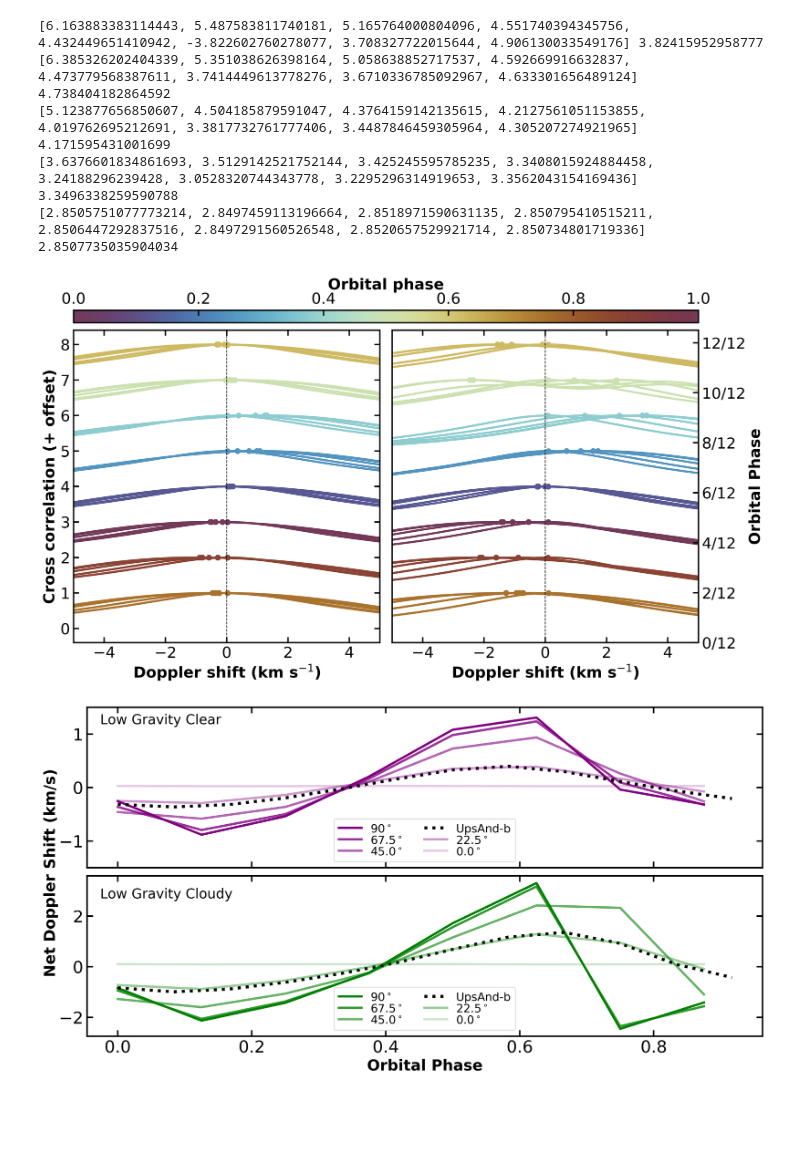
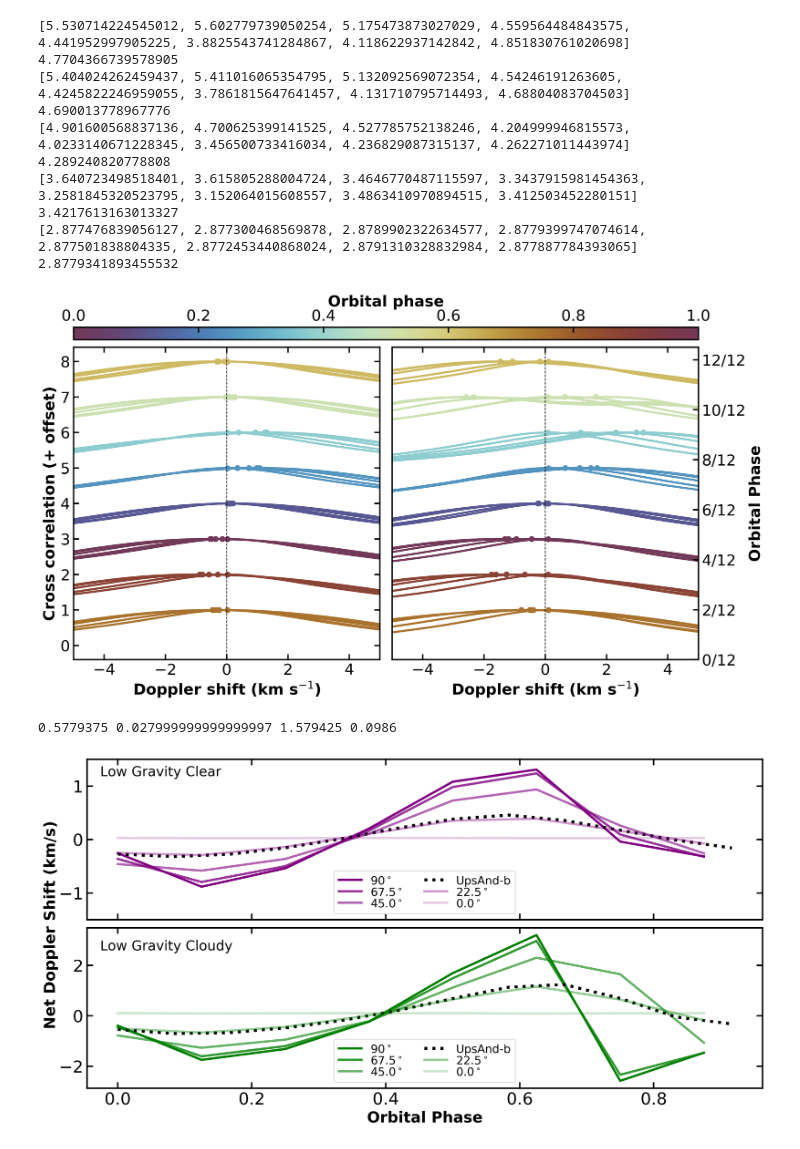
Before and after one commit to imalsky/New_Jups, a Jupyter notebook: Code/cc.ipynb, the cells around one changed output. Saved outputs shown, nothing was run; the diff lists cells and outputs as text; code cells hidden in the pictures; blank space fills up the shorter version.

```diff
--- a/Code/cc.ipynb
+++ b/Code/cc.ipynb
@@ -18,7 +18,7 @@ import matplotlib as mpl
 from scipy.optimize import curve_fit
 
 
-plt.style.use('/home/imalsky/Desktop/isaac-style.txt')
+plt.style.use('/home/imalsky/isaac-style.txt')
 # %%
 from __future__ import print_function
 import numpy as np
@@ -67,11 +67,11 @@ plt.subplots_adjust(wspace=0.04, hspace=0)
 font = {'size' : 16, 'family' : 'sans-serif'}
 plt.rc('font', **font)
 
-#'UPS-LOW-G-CLOUDY-250'
 
 base = '/home/imalsky/Desktop/spectra/'
 
-#inclinations = ['1.152']
+#inclinations1 = ['1.152']
+#inclinations2 = ['1.152']
 
 
 inclinations1 = ['0.0', '0.39269908', '0.78539816','1.17809725','1.57079633']
@@ -142,6 +142,12 @@ for j in range(len(inclinations1)):
         axes[0].plot(rv_fit[max_gauss], cc_fit[max_gauss] + i, '.', ms=15, color=my_colors(color_val))
         clear_list.append(rv_fit[max_gauss])
 
+        #val1, val2, sigma = popt
+        #sigmas.append(sigma)
+
+
+
+
 
         # Do the cloudy one!
         file1 = base + 'Spec_0_{}_phase_{}_inc_{}000.00.dat'.format('UPS-LOW-G-CLOUDY-250', phase, inc2)
@@ -183,10 +189,11 @@ for j in range(len(inclinations1)):
 
     clear_rounded = [ round(elem, 4) for elem in clear_list ]
     cloudy_rounded = [ round(elem, 4) for elem in cloudy_list ]
-    print (sigmas, np.mean(sigmas))
+    print (sigmas)
+    print (np.mean(sigmas))
 
+    #print (clear_rounded)
     #print (cloudy_rounded)
-    #print (cloudy_list)
 
 cloudy_ax = axes[1].twinx()
 x_ticks_labels = ['0/12', '2/12', '4/12', '6/12', '8/12', '10/12', '12/12']
@@ -216,15 +223,20 @@ cbar = fig.colorbar(sm, ax=axes.ravel().tolist(), location='top', aspect=50, pad
 cbar.set_label('Orbital phase', fontsize=22, weight='bold')
 #plt.savefig('/home/imalsky/Desktop/ccs.png', bbox_inches='tight', dpi=200)
 # %% [output]
-[6.163883383114443, 5.487583811740181, 5.165764000804096, 4.551740394345756, 4.432449651410942, -3.822602760278077, 3.708327722015644, 4.906130033549176] 3.82415952958777
-[6.385326202404339, 5.351038626398164, 5.058638852717537, 4.592669916632837, 4.473779568387611, 3.7414449613778276, 3.6710336785092967, 4.633301656489124] 4.738404182864592
-[5.123877656850607, 4.504185879591047, 4.3764159142135615, 4.2127561051153855, 4.019762695212691, 3.3817732761777406, 3.4487846459305964, 4.305207274921965] 4.171595431001699
-[3.6376601834861693, 3.5129142521752144, 3.425245595785235, 3.3408015924884458, 3.24188296239428, 3.0528320744343778, 3.2295296314919653, 3.3562043154169436] 3.3496338259590788
-[2.8505751077773214, 2.8497459113196664, 2.8518971590631135, 2.850795410515211, 2.8506447292837516, 2.8497291560526548, 2.8520657529921714, 2.850734801719336] 2.8507735035904034
+[5.530714224545012, 5.602779739050254, 5.175473873027029, 4.559564484843575, 4.441952997905225, 3.8825543741284867, 4.118622937142842, 4.851830761020698]
+4.7704366739578905
+[5.404024262459437, 5.411016065354795, 5.132092569072354, 4.54246191263605, 4.4245822246959055, 3.7861815647641457, 4.131710795714493, 4.68804083704503]
+4.690013778967776
+[4.901600568837136, 4.700625399141525, 4.527785752138246, 4.204999946815573, 4.0233140671228345, 3.456500733416034, 4.236829087315137, 4.262271011443974]
+4.289240820778808
+[3.640723498518401, 3.615805288004724, 3.4646770487115597, 3.3437915981454363, 3.2581845320523795, 3.152064015608557, 3.4863410970894515, 3.412503452280151]
+3.4217613163013327
+[2.877476839056127, 2.877300468569878, 2.8789902322634577, 2.8779399747074614, 2.877501838804335, 2.8772453440868024, 2.8791310328832984, 2.877887784393065]
+2.8779341893455532
 [figure]
 # %%
-ups_clear = [-0.3140140140140306, -0.36206206206207847, -0.31801801801803453, -0.19389389389391098, -0.026026026026043647, 0.1618618618618437, 0.3300300300300112, 0.39809809809807906, 0.29799799799797944, 0.11411411411409622, -0.06206206206207954, -0.20590590590592273]
-ups_cloudy = [-0.8339339339339484, -0.9940940940941081, -0.8859859859860006, -0.6180180180180335, -0.2699699699699867, 0.1618618618618437, 0.6860860860860662, 1.173973973973952, 1.3578578578578355, 0.9220220220220012, 0.09809809809808012, -0.4261261261261422]
+ups_clear = [-0.27, -0.318, -0.274, -0.1539, 0.014, 0.2099, 0.3821, 0.4579, 0.3581, 0.1739, -0.01, -0.1579]
+ups_cloudy = [-0.5379, -0.7061, -0.6701, -0.4779, -0.1899, 0.2059, 0.6821, 1.1339, 1.242, 0.6898, -0.046, -0.326]
 
 clear_1 = [-0.254, -0.882, -0.5379, 0.2059, 1.0819, 1.3098, -0.038, -0.314]
 clear_2 = [-0.3621, -0.7939, -0.4979, 0.1659, 0.9821, 1.238, 0.0941, -0.322]
@@ -232,16 +244,20 @@ clear_3 = [-0.4579, -0.582, -0.3621, 0.1101, 0.7298, 0.938, 0.262, -0.258]
 clear_4 = [-0.2499, -0.29, -0.1381, 0.1061, 0.3541, 0.3901, 0.1659, -0.0741]
 clear_5 = [0.03, 0.026, 0.026, 0.03, 0.03, 0.026, 0.026, 0.03]
 
-cloudy_1 = [-0.8462, -2.134, -1.4299, -0.2379, 1.7219, 3.31, -2.4581, -1.4179]
-cloudy_2 = [-0.942, -2.062, -1.3739, -0.262, 1.5661, 3.1742, -2.354, -1.5658]
-cloudy_3 = [-1.2781, -1.6018, -1.0659, -0.2339, 1.158, 2.422, 2.3299, -1.0979]
-cloudy_4 = [-0.7261, -0.882, -0.5459, -0.01, 0.6941, 1.2901, 0.946, -0.0901]
-cloudy_5 = [0.1021, 0.0901, 0.0981, 0.0981, 0.1021, 0.0901, 0.0941, 0.0981]
+cloudy_1 = [-0.3901, -1.7499, -1.3178, -0.2299, 1.6939, 3.2059, -2.5819, -1.466]
+cloudy_2 = [-0.4502, -1.6098, -1.202, -0.2379, 1.49, 2.974, -2.3419, -1.47]
+cloudy_3 = [-0.7819, -1.2698, -0.946, -0.2139, 1.1219, 2.3059, 1.6495, -1.0699]
+cloudy_4 = [-0.5019, -0.6661, -0.4418, 0.014, 0.6501, 1.158, 0.6418, -0.1739]
+cloudy_5 = [0.1021, 0.0941, 0.0981, 0.1021, 0.1021, 0.0901, 0.0981, 0.1021]
+
+
+print (np.mean(np.abs(clear_1)), np.mean(np.abs(clear_5)), np.mean(np.abs(cloudy_1)), np.mean(np.abs(cloudy_5)))
+# %% [output]
+0.5779375 0.027999999999999997 1.579425 0.0986
 # %%
 fig, ax = plt.subplots(2,1, sharey=False, sharex=True, figsize=(16,8))
 plt.subplots_adjust(wspace=0.05, hspace=0.05)
 from scipy.interpolate import interp1d
-plt.style.use('/home/imalsky/Desktop/isaac-style.txt')
 
 phases = [0.0, 30.0, 60.0, 90.0, 120.0, 150.0,
           180.0, 210.0, 240.0, 270.0, 300.0, 330.0]
@@ -265,31 +281,31 @@ ax[0].plot(phases2, clear_5, color='purple', alpha=0.2, linewidth=3, label=r'0.0
 
 
 ax[1].plot(phases2, cloudy_1, color='green', alpha=1.0, linewidth=3, label=r'90$^\circ$')
 ax[1].plot(phases2, cloudy_2, color='green', alpha=0.8, linewidth=3, label=r'67.5$^\circ$')
 ax[1].plot(phases2, cloudy_3, color='green', alpha=0.6, linewidth=3, label=r'45.0$^\circ$')
 ax[1].plot(phases, ups_cloudy, color='black', linestyle='dotted', linewidth=4, label=r'UpsAnd-b')
 ax[1].plot(phases2, cloudy_4, color='green', alpha=0.4, linewidth=3, label=r'22.5$^\circ$')
 ax[1].plot(phases2, cloudy_5, color='green', alpha=0.2, linewidth=3, label=r'0.0$^\circ$')
 
 
 ax[1].set_xlabel('Orbital Phase', fontsize=20, weight='bold')
 
 ax[0].legend(fontsize=15, ncol=2, handleheight=1, labelspacing=0.01, loc='lower center')
 ax[1].legend(fontsize=15, ncol=2, handleheight=1, labelspacing=0.01, loc='lower center')
 
 #ax[0].set_yticks([-1.0, -0.5, 0.0, 0.5, 1.0])
 #ax[1].set_yticks([-2.0,-1.0, 0.0, 1.0, 2.0])
 
 ax[0].set_ylim(-1.5,1.5)
 #ax[1].set_ylim(-1.5,1.5)
 
 
 fig.text(0.14, 0.85, r"Low Gravity Clear", size=18, weight='normal', va='center')
 fig.text(0.14, 0.45, r"Low Gravity Cloudy", size=18, weight='normal', va='center')
 
 
 fig.text(0.075, 0.5, r"Net Doppler Shift (km/s)", size=20, weight='bold', va='center', rotation='vertical')
 
 plt.savefig('/home/imalsky/Desktop/net-dopplers.png', bbox_inches='tight', dpi=200)
 # %% [output]
-[figure, old version]
+[figure, new version]
```
Also changed, not shown: 15 other files.
